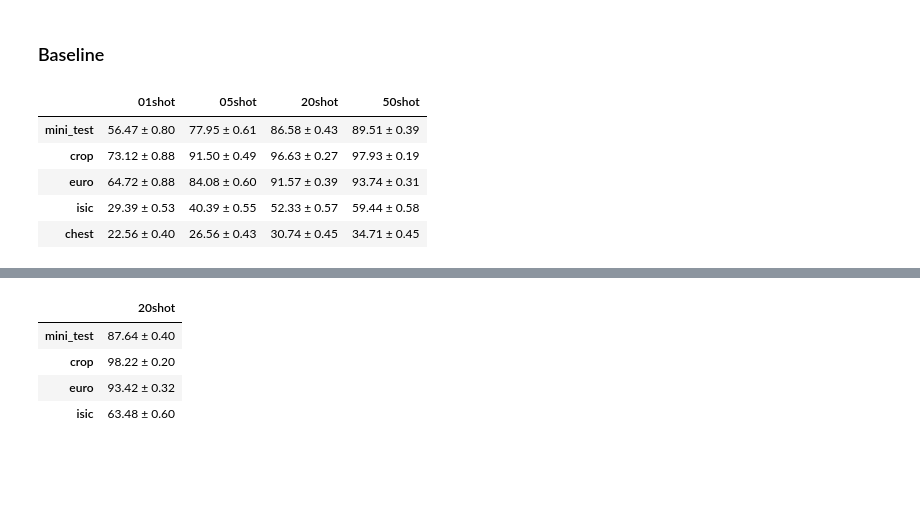
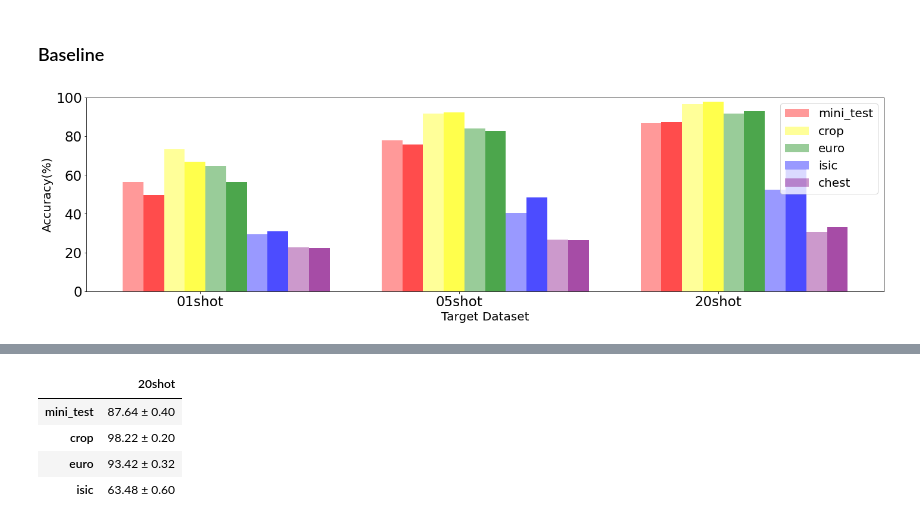
Before and after one commit to kimyuji/Fine-tune-with-Few-Samples, a Jupyter notebook: check_acc.ipynb, the cells around one changed output, grey strips where cells are left out. Cells and saved outputs as stored; diff of their text form; code cells hidden in the pictures; blank space fills up the shorter version.

```diff
--- a/check_acc.ipynb
+++ b/check_acc.ipynb
@@ -15,7 +15,7 @@ import matplotlib as mpl
 plt.rcParams["figure.figsize"] = (14,4)
 plt.rcParams['lines.linewidth'] = 2
 plt.rcParams['font.size'] = 23
-datas = ['mini_test', 'crop','euro', 'isic']
+datas = ['mini_test', 'crop','euro', 'isic', 'chest']
 backbone = ['18', '34', '50', '101', '152']
 print(mpl.rcParams['font.family'])
 print(mpl.rcParams['font.size'])
@@ -31,20 +31,64 @@ matplotlib.rcParams['font.family'] = myfonts
 /home/yujin/anaconda3/lib/python3.9/site-packages/matplotlib/mpl-data/matplotlibrc
 # %% [markdown]
 ### Baseline
-# %%
-result = pd.DataFrame(None, index=datas, columns=['01shot', '05shot', '20shot', '50shot'])
-for data in result.index:
-    for bs in result.columns:
-        path = "./logs/baseline/output/resnet10_simclr_LS_default/{}/05way_0{}_head_default/".format(data, bs)
-        test_acc = pd.read_csv(path+"test_history.csv", index_col='Unnamed: 0')
-        acc = '{:.2f} ± {:.2f}'.format(test_acc.mean()[-1] * 100,
-                                         1.96 * test_acc.std()[-1] / np.sqrt(600) * 100)
-        result.loc[data][bs] = acc
-display(result)
-# %% [output]
-|  | 01shot | 05shot | 20shot | 50shot |
-| mini_test | 56.47 ± 0.80 | 77.95 ± 0.61 | 86.58 ± 0.43 | 89.51 ± 0.39 |
-| crop | 73.12 ± 0.88 | 91.50 ± 0.49 | 96.63 ± 0.27 | 97.93 ± 0.19 |
-| euro | 64.72 ± 0.88 | 84.08 ± 0.60 | 91.57 ± 0.39 | 93.74 ± 0.31 |
-| isic | 29.39 ± 0.53 | 40.39 ± 0.55 | 52.33 ± 0.57 | 59.44 ± 0.58 |
-| chest | 22.56 ± 0.40 | 26.56 ± 0.43 | 30.74 ± 0.45 | 34.71 ± 0.45 |
+# %%
+result_f = pd.DataFrame(None, index=datas, columns=['01shot', '05shot', '20shot'])
+for data in result_f.index:
+    for bs in result_f.columns:
+        path = "./logs/baseline/output/resnet10_simclr_LS_default/{}/05way_0{}_full_default/".format(data, bs)
+        test_acc = pd.read_csv(path+"test_history.csv", index_col='Unnamed: 0')
+        acc = test_acc.mean()[-1] * 100
+        result_f.loc[data][bs] = acc
+
+result_h = pd.DataFrame(None, index=datas, columns=['01shot', '05shot', '20shot'])
+for data in result_h.index:
+    for bs in result_h.columns:
+        path = "./logs/baseline/output/resnet10_simclr_LS_default/{}/05way_0{}_head_default/".format(data, bs)
+        test_acc = pd.read_csv(path+"test_history.csv", index_col='Unnamed: 0')
+        acc = test_acc.mean()[-1] * 100
+        result_h.loc[data][bs] = acc
+
+shot_lst = ['01shot', '05shot', '20shot']
+
+# 그림 사이즈, 바 굵기 조정
+fig, ax = plt.subplots(figsize=(24,6))
+bar_width = 0.08
+
+# 연도가 4개이므로 0, 1, 2, 3 위치를 기준으로 삼음
+index = np.arange(3)
+
+# 각 연도별로 3개 샵의 bar를 순서대로 나타내는 과정, 각 그래프는 0.25의 간격을 두고 그려짐
+
+b1 = plt.bar(index, result_h.loc['mini_test'].values, bar_width, alpha=0.4, color='red', label='mini_test')
+
+b2 = plt.bar(index + bar_width, result_f.loc['mini_test'].values, bar_width, alpha=0.7, color='red', label=None)
+
+b3 = plt.bar(index + 2*bar_width, result_h.loc['crop'].values, bar_width, alpha=0.4, color='yellow', label='crop')
+
+b4 = plt.bar(index + 3*bar_width, result_f.loc['crop'].values, bar_width, alpha=0.7, color='yellow', label=None)
+
+b5 = plt.bar(index + 4*bar_width, result_h.loc['euro'].values, bar_width, alpha=0.4, color='green', label='euro')
+
+b6 = plt.bar(index + 5*bar_width, result_f.loc['euro'].values, bar_width, alpha=0.7, color='green', label=None)
+
+b7 = plt.bar(index + 6*bar_width, result_h.loc['isic'].values, bar_width, alpha=0.4, color='blue', label='isic')
+
+b8 = plt.bar(index + 7*bar_width, result_f.loc['isic'].values, bar_width, alpha=0.7, color='blue', label=None)
+
+b9 = plt.bar(index + 8*bar_width, result_h.loc['chest'].values, bar_width, alpha=0.4, color='purple', label='chest')
+
+b10 = plt.bar(index + 9*bar_width, result_f.loc['chest'].values, bar_width, alpha=0.7, color='purple', label=None)
+
+
+
+# x축 위치를 정 가운데로 조정하고 x축의 텍스트를 year 정보와 매칭
+plt.xticks(np.arange(bar_width+0.18, 3.18 + bar_width, 1), shot_lst)
+
+# x축, y축 이름 및 범례 설정
+plt.xlabel('Target Dataset', size = 20)
+plt.ylabel('Accuracy(%)', size = 20)
+plt.ylim([0, 100])
+plt.legend(fontsize = 20)
+plt.show()
+# %% [output]
+[figure, added]
```
Also changed, not shown: parts of 5 cells of this notebook, 11 other files.
